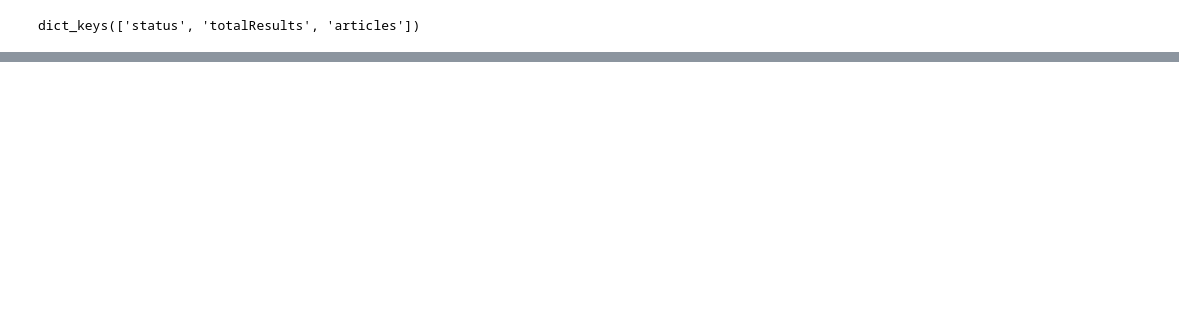
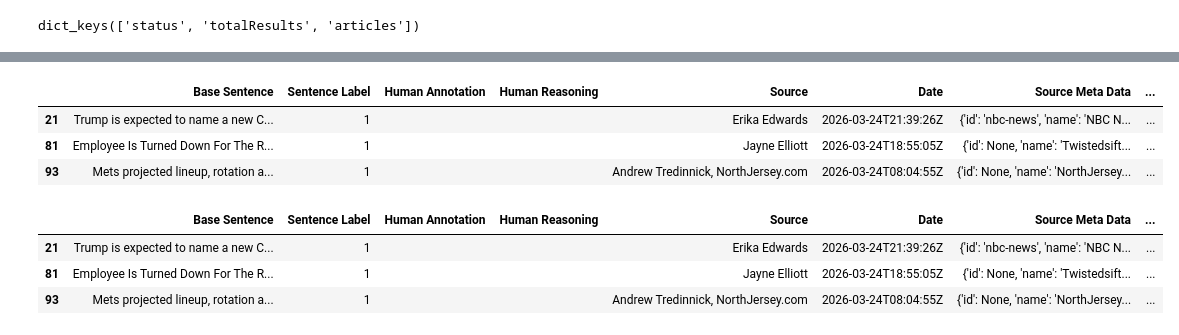
Before and after one commit to ufdatastudio/predictions, a Jupyter notebook: notebook_experiments/data_acquisition-news_api.ipynb, the cells around one changed output, grey strips where cells are left out. Cells and saved outputs as stored; diff of their text form; code cells hidden in the pictures; blank space fills up the shorter version.

```diff
--- a/notebook_experiments/data_acquisition-news_api.ipynb
+++ b/notebook_experiments/data_acquisition-news_api.ipynb
@@ -150,0 +217,16 @@ all_articles_df
+# %%
+predictions_df = final_df[final_df["Sentence Label"] == 1]
+predictions_df.head(3)
+# %% [output]
+|  | Base Sentence | Sentence Label | Human Annotation | Human Reasoning | Source | Date | Source Meta Data | ... |
+| 21 | Trump is expected to name a new C... | 1 |  |  | Erika Edwards | 2026-03-24T21:39:26Z | {'id': 'nbc-news', 'name': 'NBC N... | ... |
+| 81 | Employee Is Turned Down For The R... | 1 |  |  | Jayne Elliott | 2026-03-24T18:55:05Z | {'id': None, 'name': 'Twistedsift... | ... |
+| 93 | Mets projected lineup, rotation a... | 1 |  |  | Andrew Tredinnick, NorthJersey.com | 2026-03-24T08:04:55Z | {'id': None, 'name': 'NorthJersey... | ... |
+# %%
+predictions_df["Base Sentence"] = predictions_df["Base Sentence"].apply(clean_base_sentence)
+predictions_df.head(3)
+# %% [output]
+|  | Base Sentence | Sentence Label | Human Annotation | Human Reasoning | Source | Date | Source Meta Data | ... |
+| 21 | Trump is expected to name a new C... | 1 |  |  | Erika Edwards | 2026-03-24T21:39:26Z | {'id': 'nbc-news', 'name': 'NBC N... | ... |
+| 81 | Employee Is Turned Down For The R... | 1 |  |  | Jayne Elliott | 2026-03-24T18:55:05Z | {'id': None, 'name': 'Twistedsift... | ... |
+| 93 | Mets projected lineup, rotation a... | 1 |  |  | Andrew Tredinnick, NorthJersey.com | 2026-03-24T08:04:55Z | {'id': None, 'name': 'NorthJersey... | ... |
```
Also changed, not shown: parts of 22 cells of this notebook, 1 other file.
